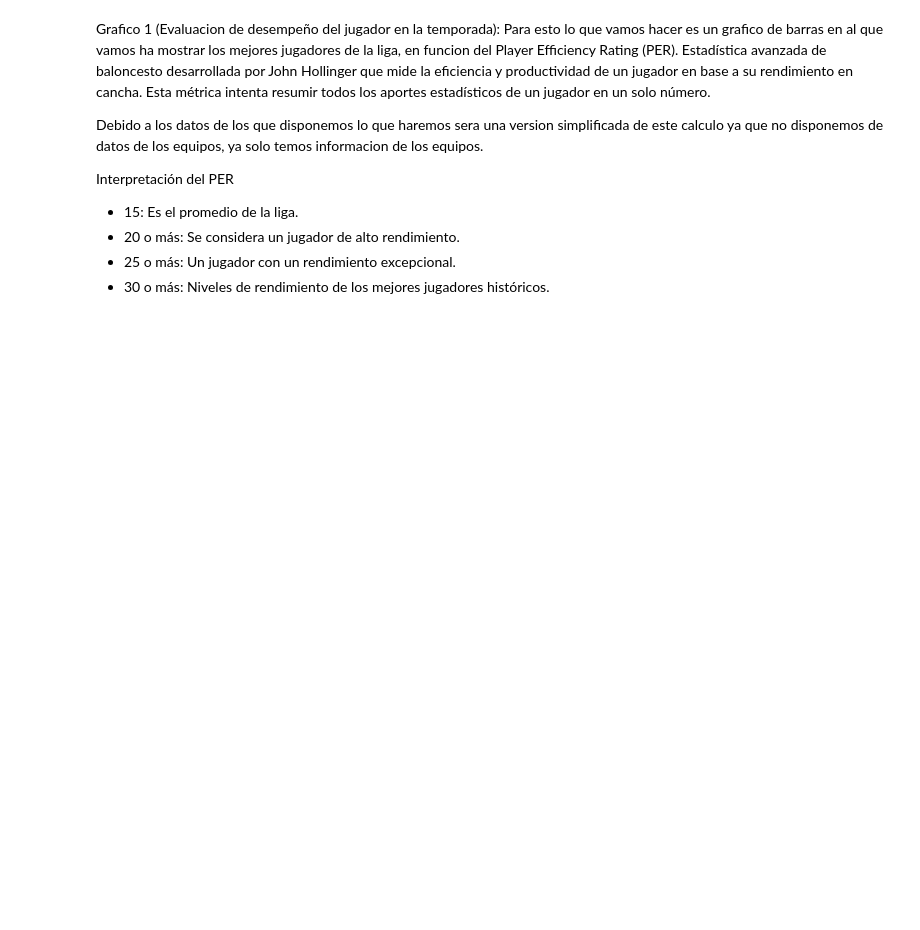
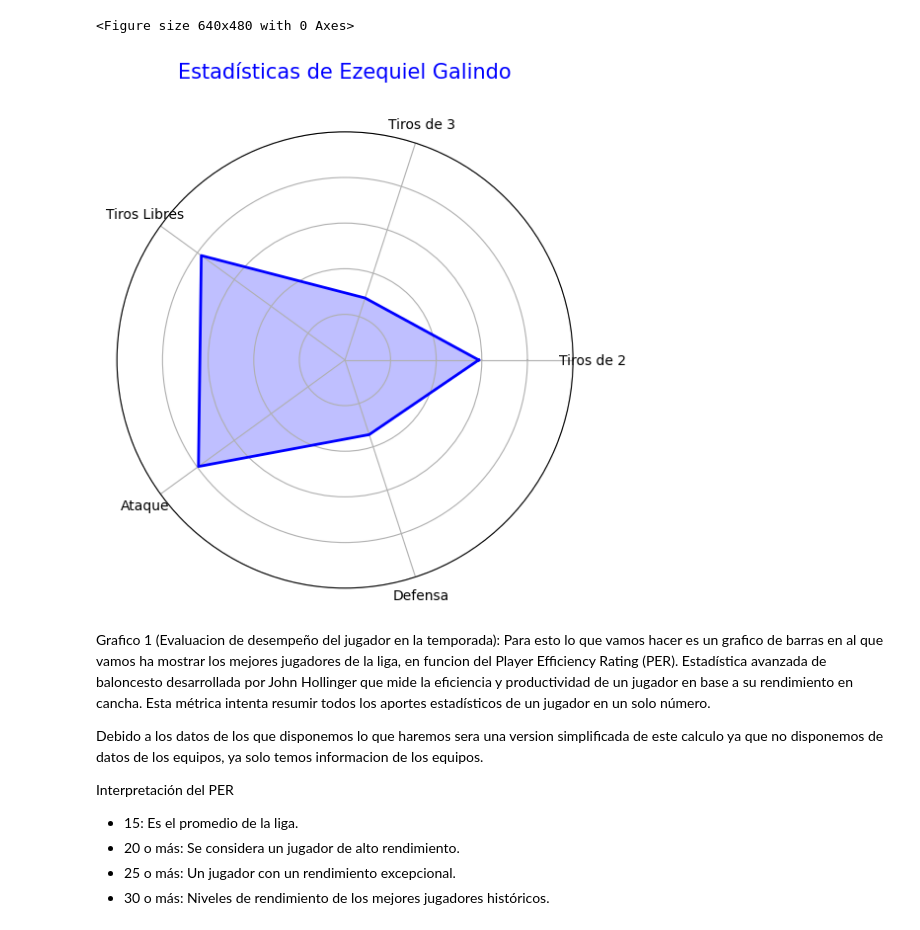
Before and after one commit to Olkvard/ProyectoVisualizacionDatos, a Jupyter notebook: graficos.ipynb, the cells around one changed output. Saved outputs shown, nothing was run; the diff lists cells and outputs as text; code cells hidden in the pictures; blank space fills up the shorter version.

Commit message:
Radar Graph 5 categorias y PER estandarizado

```diff
--- a/graficos.ipynb
+++ b/graficos.ipynb
@@ -23,0 +8,11 @@ ds.head()
+# %%
+df = pd.read_excel("jugadores.xlsx")
+
+df["Ataque"] = ((df["Puntos Totales"]+df["Rebotes Ofensivos"]+df["Asistencias"])/df["Minutos Jugados"])-((df["Tapones Recibidos"]+df["Pérdidas"])/df["Minutos Jugados"])
+df["Defensa"] = ((df["Recuperaciones"]+df["Rebotes Defensivos"]+df["Tapones Cometidos"]+df["Faltas Personales Recibidas"])/df["Minutos Jugados"])-((df["Faltas Personales Cometidas"])/df["Minutos Jugados"])
+
+# Limitar los valores de "Ataque" y "Defensa" entre 0 y 1
+df["Ataque"] = df["Ataque"].clip(0, 1)
+df["Defensa"] = df["Defensa"].clip(0, 1)
+
+df
@@ -24,15 +33,17 @@ ds.head()
 # %%
-def radarChart(player_name):
+import matplotlib.pyplot as plt
+from math import pi
 
+def radarChart(player_name, category_labels=None):
     # Filtrar el dataframe por el nombre del jugador
-    player_data = ds[ds['Nombre'] == player_name]
+    player_data = df[df['Nombre'] == player_name]
 
     if player_data.empty:
         print(f"No se encontró al jugador {player_name} en el dataset.")
         return
 
     # Columnas que usaremos para el radar
-    categories = ['TCP2 (%)', 'TCP3 (%)', 'TCP1 (%)', 'porcentaje_rebotes', 'porcentaje_faltas', 'porcentaje_tapones']
+    categories = ['TCP2 (%)', 'TCP3 (%)', 'TCP1 (%)', 'Ataque', 'Defensa']
 
     # Obtener los valores del jugador en esas categorías
     values = player_data[categories].values.flatten().tolist()
@@ -56,7 +67,18 @@ def radarChart(player_name):
 
     # Ajustes de las categorías y etiquetas
     ax.set_xticks(angles[:-1])
-    ax.set_xticklabels(categories)
+
+    # Usar etiquetas personalizadas si se proporcionan
+    if category_labels:
+        ax.set_xticklabels(category_labels)
+    else:
+        ax.set_xticklabels(categories)
+
+    # Eliminar los números del eje y
+    ax.set_yticklabels([])
+
+    # Establecer el límite del eje radial de 0 a 1
+    ax.set_ylim(0, 1)
 
     # Añadir título
     plt.title(f'Estadísticas de {player_name}', size=15, color='blue', y=1.1)
@@ -70,0 +87,3 @@ radarChart(player_name = 'Juan Pérez')
+# %%
+radarChart('Ezequiel Galindo', category_labels=['Tiros de 2', 'Tiros de 3', 'Tiros Libres', 'Ataque', 'Defensa'])
+# %% [output]
@@ -71,3 +91,5 @@ radarChart(player_name = 'Juan Pérez')
+<Figure size 640x480 with 0 Axes>
+[figure, added]
 # %% [markdown]
 Grafico 1 (Evaluacion de desempeño del jugador en la temporada):
 Para esto lo que vamos hacer es un grafico de barras en al que vamos ha mostrar los mejores jugadores de la liga, en funcion del Player Efficiency Rating (PER). Estadística avanzada de baloncesto desarrollada por John Hollinger que mide la eficiencia y productividad de un jugador en base a su rendimiento en cancha. Esta métrica intenta resumir todos los aportes estadísticos de un jugador en un solo número.
```
Also changed, not shown: parts of 7 cells of this notebook.
